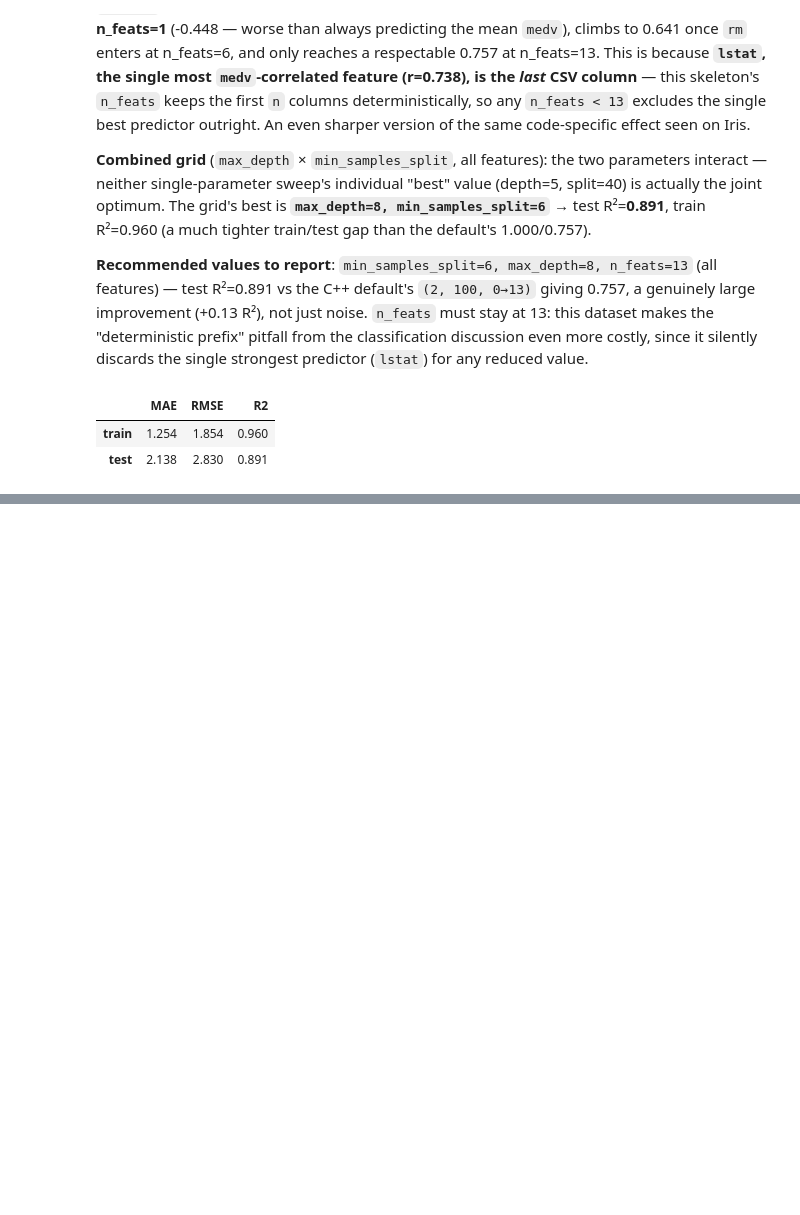
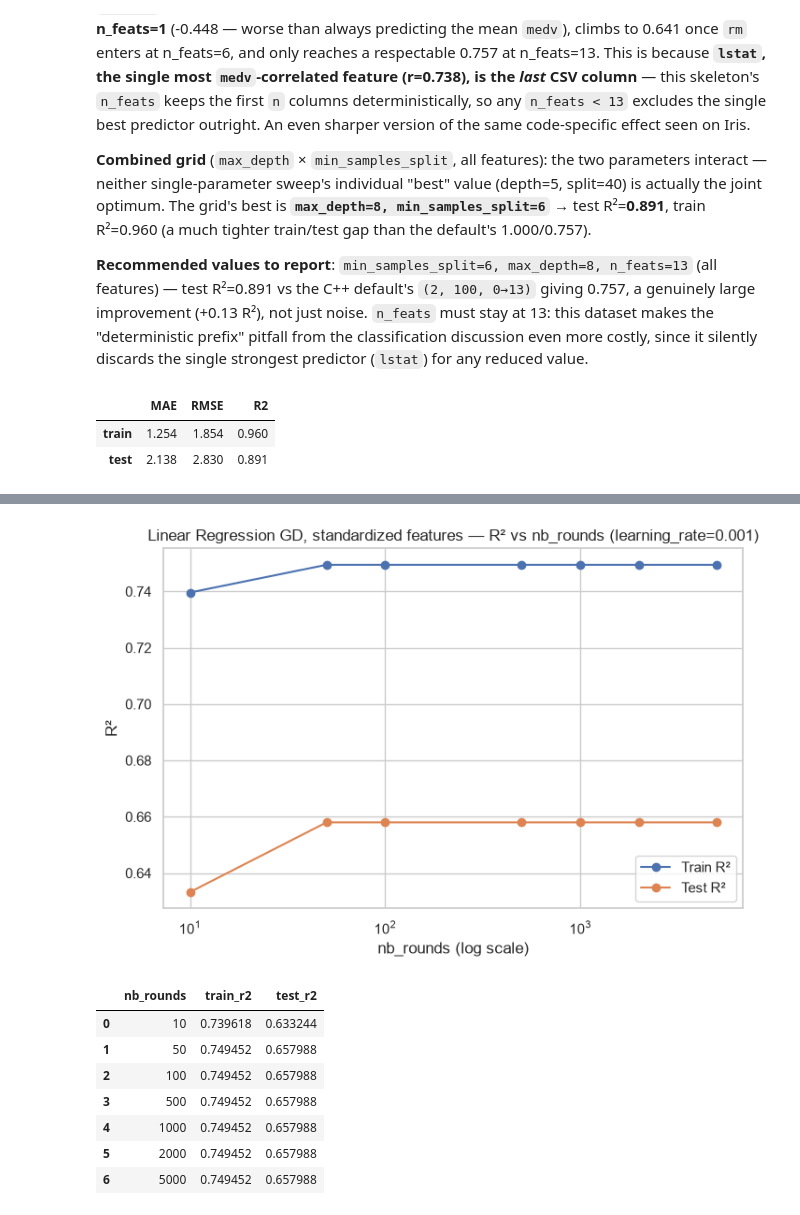
Before and after one commit to Pierrafrom/ml-lab-1, a Jupyter notebook: notebooks/boston_housing_exploration.ipynb, the cells around one changed output, grey strips where cells are left out. Cells and saved outputs as stored; diff of their text form; code cells hidden in the pictures; blank space fills up the shorter version.

```diff
--- a/notebooks/boston_housing_exploration.ipynb
+++ b/notebooks/boston_housing_exploration.ipynb
@@ -416,0 +530,31 @@ pd.DataFrame(
+# %%
+scaled_rounds_values = [10, 50, 100, 500, 1000, 2000, 5000]
+train_r2_scr, test_r2_scr = [], []
+
+for r in scaled_rounds_values:
+    model = make_sgd_linreg(0.001, r)
+    model.fit(X_train_scaled, y_train)
+    train_r2_scr.append(model.score(X_train_scaled, y_train))
+    test_r2_scr.append(model.score(X_test_scaled, y_test))
+
+plt.figure(figsize=(8, 5))
+plt.plot(scaled_rounds_values, train_r2_scr, marker="o", label="Train R²")
+plt.plot(scaled_rounds_values, test_r2_scr, marker="o", label="Test R²")
+plt.xscale("log")
+plt.xlabel("nb_rounds (log scale)")
+plt.ylabel("R²")
+plt.title("Linear Regression GD, standardized features — R² vs nb_rounds (learning_rate=0.001)")
+plt.legend()
+plt.show()
+
+pd.DataFrame({"nb_rounds": scaled_rounds_values, "train_r2": train_r2_scr, "test_r2": test_r2_scr})
+# %% [output]
+[figure, added]
+|  | nb_rounds | train_r2 | test_r2 |
+| 0 | 10 | 0.739618 | 0.633244 |
+| 1 | 50 | 0.749452 | 0.657988 |
+| 2 | 100 | 0.749452 | 0.657988 |
+| 3 | 500 | 0.749452 | 0.657988 |
+| 4 | 1000 | 0.749452 | 0.657988 |
+| 5 | 2000 | 0.749452 | 0.657988 |
+| 6 | 5000 | 0.749452 | 0.657988 |
```
Also changed, not shown: parts of 9 cells of this notebook.
